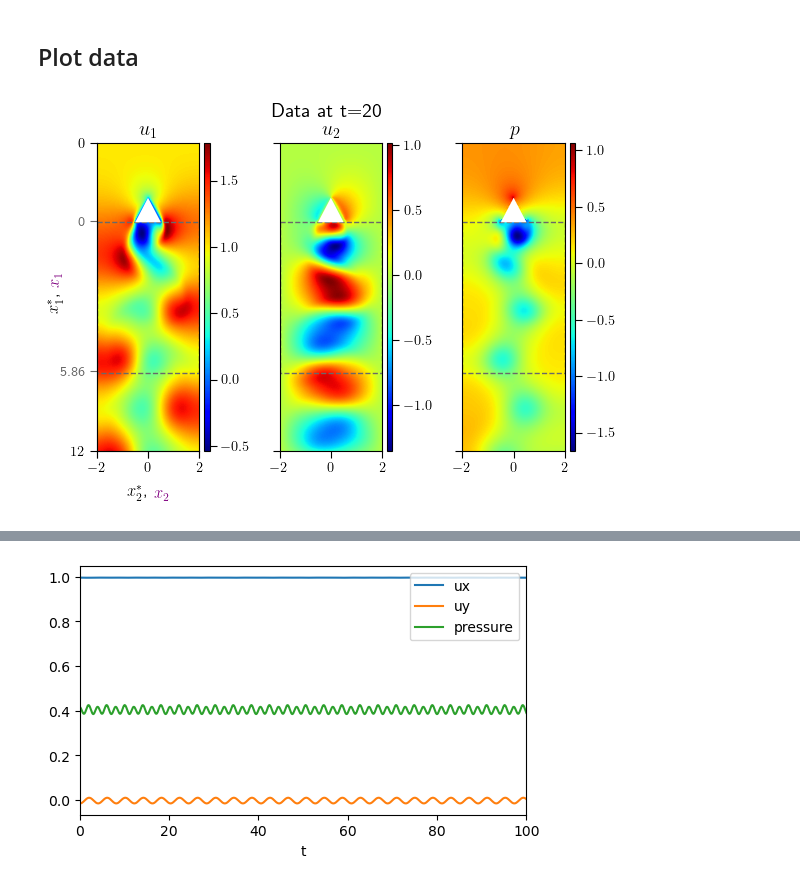
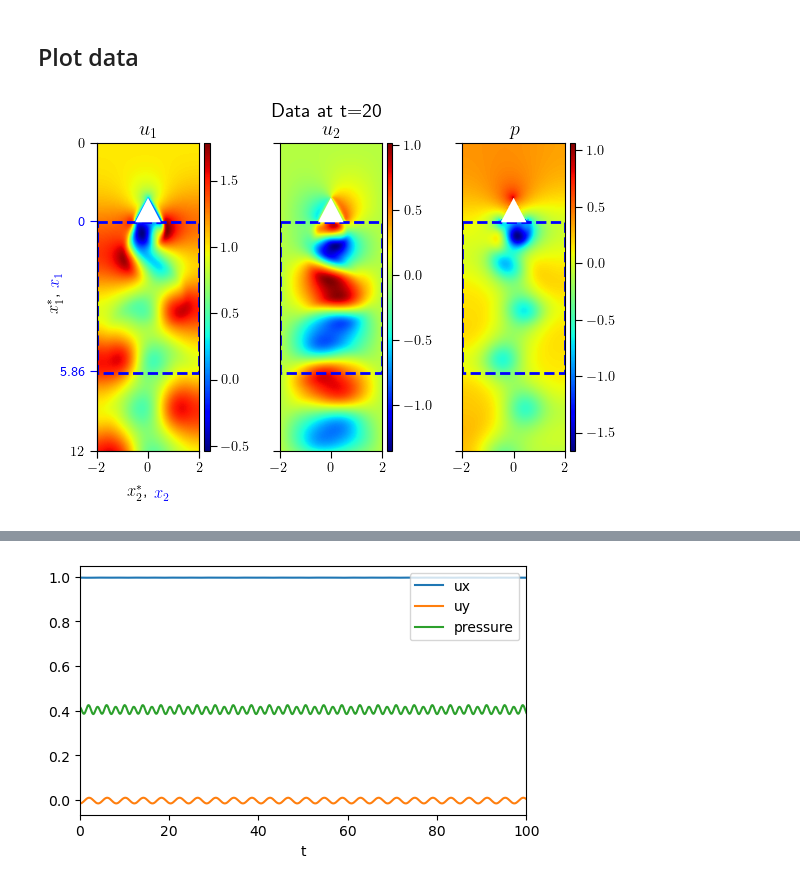
Before and after one commit to MagriLab/FlowReconstructionFromExperiment, a Jupyter notebook: visualisation_notebook/data_triangle2d.ipynb, the cells around one changed output, grey strips where cells are left out. Saved outputs shown, nothing was run; the diff lists cells and outputs as text; code cells hidden in the pictures.

Commit message:
modified figures

```diff
--- a/visualisation_notebook/data_triangle2d.ipynb
+++ b/visualisation_notebook/data_triangle2d.ipynb
@@ -89,7 +89,7 @@ def multicolor_axis_label(ax,list_of_strings,list_of_colors,bbox_to_anchor,axis=
         ax.add_artist(anchored_ybox)
 # %%
 plt_t = 20
-
+c = 'b'
 fig = plt.figure(figsize=(7,4))
 fig.suptitle('Data at t=20')
 grid = ImageGrid(fig,111,nrows_ncols=(1,3),cbar_mode='each',axes_pad=0.7,cbar_pad=(0.05),share_all=True)
@@ -107,38 +107,38 @@ cax[2].colorbar(im2)
 ax[2].set_title('$p$')
 
 for i in range(3):
 
 
-    domain = matplotlib.patches.Rectangle((-2,3.09),4,5.86,linewidth=1,edgecolor='dimgrey',facecolor='none',linestyle='--')
+    domain = matplotlib.patches.Rectangle((-2,3.09),4,5.86,linewidth=2,edgecolor=c,facecolor='none',linestyle='--')
     ax[i].add_patch(domain)
     body = matplotlib.patches.Polygon([[-0.5,3.09],[0.5,3.09],[0,3-(0.5*3**0.5)]],facecolor='white',edgecolor='none')
     ax[i].add_patch(body)
 
 
 axx = ax[0].secondary_xaxis('bottom')
 axx.set_xticklabels([])
 axx.set_color('dimgrey')
 
 def xs_to_x(xs):
     return xs - 3
 def x_to_xs(x):
     return x + 3
 
 axy = ax[0].secondary_yaxis('left',functions=(xs_to_x,x_to_xs))
-axy.set_color('dimgrey')
+axy.set_color(c)
 axy.set_yticks([0.05,5.9])
 axy.set_yticklabels([0,5.86])
 
 ax[0].set_yticks([0,12])
 ax[0].set_xticks([-2,0,2])
 
-multicolor_axis_label(ax[0],['$x^*_2$,','$x_2$'],['k','purple'],bbox_to_anchor=(0.5,-0.15),axis='x')
-multicolor_axis_label(ax[0],['$x^*_1$,','$x_1$'],['purple','k'],bbox_to_anchor=(-0.4,0.5),axis='y')
+multicolor_axis_label(ax[0],['$x^*_2$,','$x_2$'],['k',c],bbox_to_anchor=(0.5,-0.15),axis='x')
+multicolor_axis_label(ax[0],['$x^*_1$,','$x_1$'],[c,'k'],bbox_to_anchor=(-0.4,0.5),axis='y')
 
 # plt.savefig('../figures_for_paper/figs/data_domain_2axes',bbox_inches='tight')
 plt.show()
 # %% [output]
-[figure, old version]
+[figure, new version]
 # %%
 probe_location = (150-132,60)
 probe_ux = ux[:,probe_location[0],probe_location[1]]
```
Also changed, not shown: parts of 5 cells of this notebook, 4 other files.
